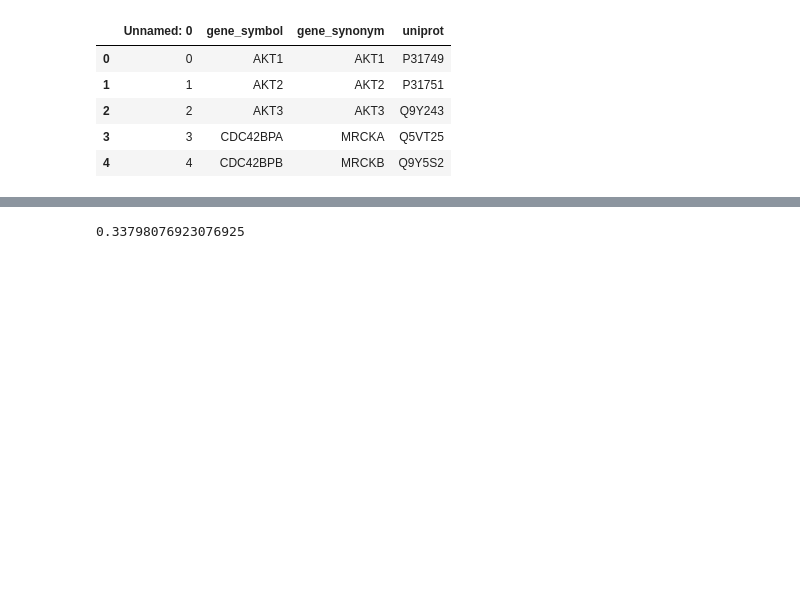
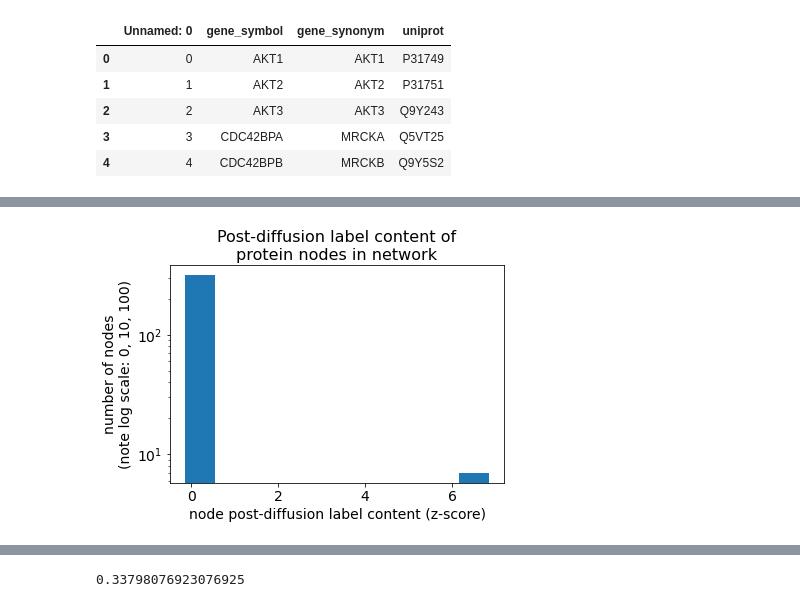
Before and after one commit to ily123/ggid, a Jupyter notebook: onto_scratch.ipynb, the cells around one changed output, grey strips where cells are left out. Saved outputs shown, nothing was run; the diff lists cells and outputs as text; code cells hidden in the pictures; blank space fills up the shorter version.

```diff
--- a/onto_scratch.ipynb
+++ b/onto_scratch.ipynb
@@ -203,0 +350,27 @@ hi
+# %%
+#fig = plt.figure()
+#plt.hist(df.final_label)
+#plt.yscale('log')
+
+fig = plt.figure()
+fig.set_size_inches(6, 4)
+
+plt.rc('font', size=14)
+plt.rc('axes', titlesize=16)
+
+plt.xlabel('node post-diffusion label content (z-score)')
+plt.ylabel('number of nodes\n(note log scale: 0, 10, 100)')
+plt.title('Post-diffusion label content of\nprotein nodes in network')
+
+
+
+plt.hist(df.zscore)
+plt.yscale('log')
+plt.background = 'black'
+
+plt.savefig('assets/post_diffusion_pic.png')
+
+
+plt.show()
+# %% [output]
+[figure, added]
```
Also changed, not shown: parts of 31 cells of this notebook, 7 other files.
